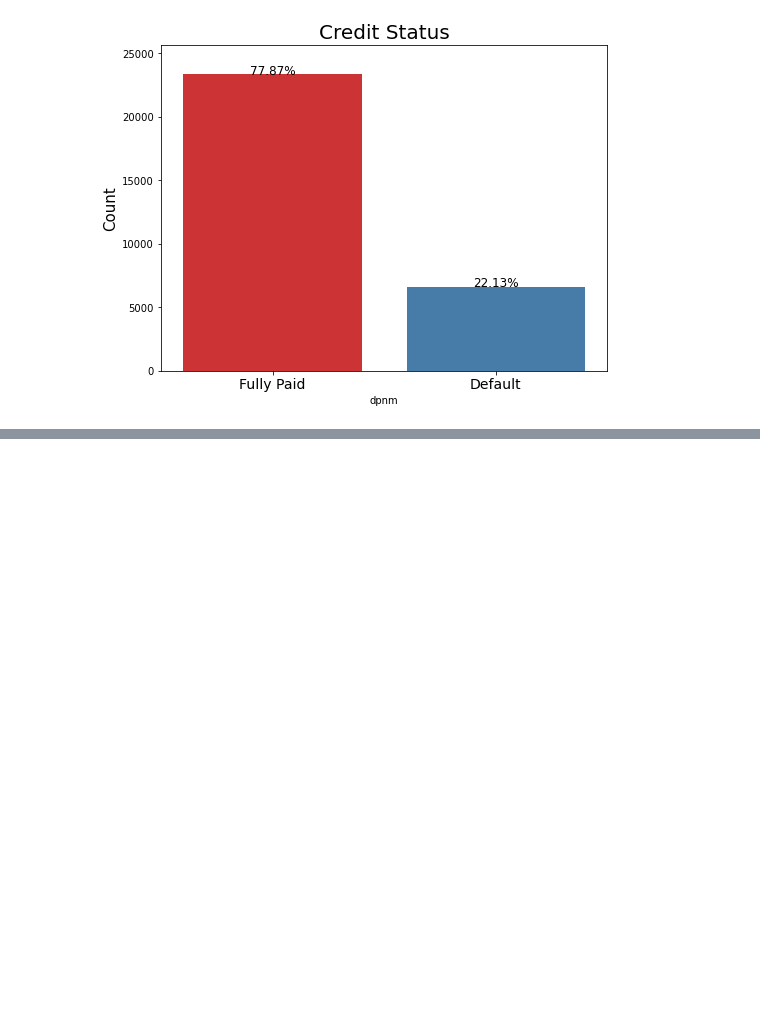
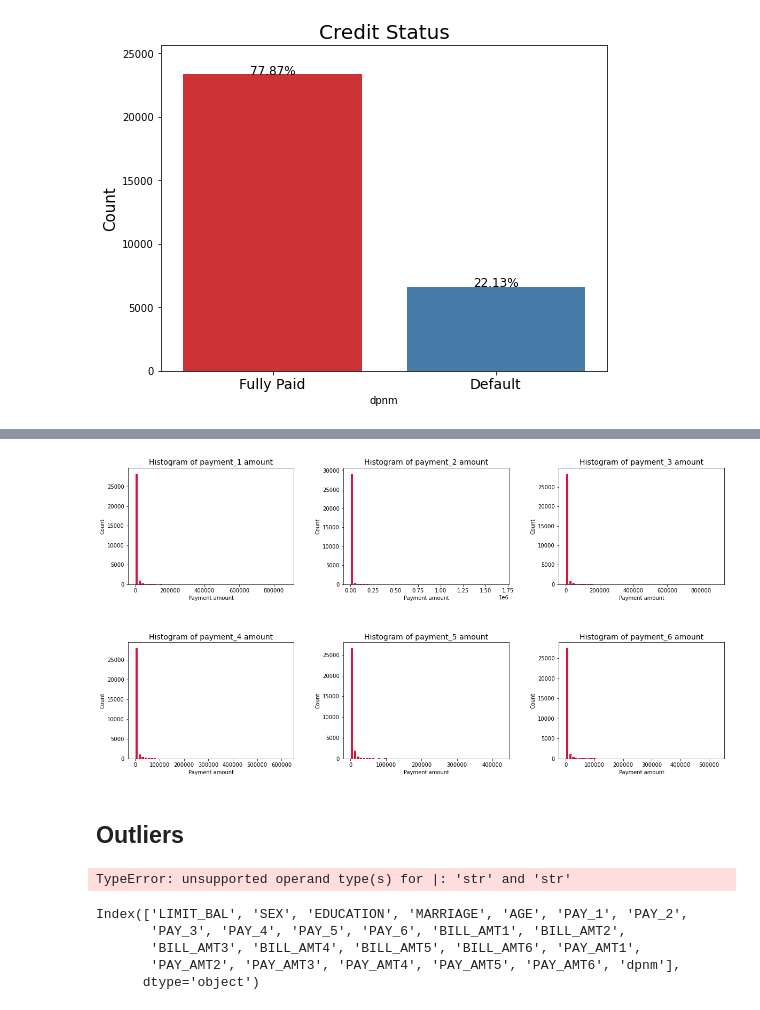
Before and after one commit to somayehY/CreditDefaultPrediction, a Jupyter notebook: CreditDefaultPrediction_DataWrangling.ipynb, the cells around one changed output, grey strips where cells are left out. Cells and saved outputs as stored; diff of their text form; code cells hidden in the pictures; blank space fills up the shorter version.

```diff
--- a/CreditDefaultPrediction_DataWrangling.ipynb
+++ b/CreditDefaultPrediction_DataWrangling.ipynb
@@ -426,0 +482,45 @@ array([[<AxesSubplot:title={'center':'PAY_1'}>,
+# %%
+fig, [(ax1, ax2, ax3), (ax4, ax5, ax6)] = plt.subplots(nrows=2, ncols=3, figsize=(20,10))
+colors = ['darkblue', 'teal', 'coral', 'crimson', 'orchid', 'magenta']
+ax1.hist(df['PAY_AMT1'], bins=50, rwidth=0.75, color=colors[3])
+ax1.set_title("Histogram of payment_1 amount", fontsize=14)
+ax1.set_xlabel('Payment amount')
+ax1.set_ylabel('Count')
+#ax1.set_ylim(0,5000)
+
+ax2.hist(df['PAY_AMT2'], bins=50, rwidth=0.75, color=colors[3])
+ax2.set_title("Histogram of payment_2 amount", fontsize=14)
+ax2.set_xlabel('Payment amount')
+ax2.set_ylabel('Count')
+#ax1.set_ylim(0,5000)
+
+ax3.hist(df['PAY_AMT3'], bins=50, rwidth=0.75, color=colors[3])
+ax3.set_title("Histogram of payment_3 amount", fontsize=14)
+ax3.set_xlabel('Payment amount')
+ax3.set_ylabel('Count')
+#ax1.set_ylim(0,5000)
+
+ax4.hist(df['PAY_AMT4'], bins=50, rwidth=0.75, color=colors[3])
+ax4.set_title("Histogram of payment_4 amount", fontsize=14)
+ax4.set_xlabel('Payment amount')
+ax4.set_ylabel('Count')
+#ax1.set_ylim(0,5000)
+
+ax5.hist(df['PAY_AMT5'], bins=50, rwidth=0.75, color=colors[3])
+ax5.set_title("Histogram of payment_5 amount", fontsize=14)
+ax5.set_xlabel('Payment amount')
+ax5.set_ylabel('Count')
+#ax1.set_ylim(0,5000)
+
+ax6.hist(df['PAY_AMT6'], bins=50, rwidth=0.75, color=colors[3])
+ax6.set_title("Histogram of payment_6 amount", fontsize=14)
+ax6.set_xlabel('Payment amount')
+ax6.set_ylabel('Count')
+#ax1.set_ylim(0,5000)
+
+plt.subplots_adjust(hspace=0.5, wspace=.3);
+plt.show()
+# %% [output]
+[figure, added]
+# %% [markdown]
+## Outliers
@@ -426,0 +529,4 @@ array([[<AxesSubplot:title={'center':'PAY_1'}>,
+# %%
+df[df['PAY_1'] == (nn[0] | nn[1])]
+# %% [output]
+TypeError: unsupported operand type(s) for |: 'str' and 'str'
@@ -426,0 +537,8 @@ array([[<AxesSubplot:title={'center':'PAY_1'}>,
+# %%
+df.columns
+# %% [output]
+Index(['LIMIT_BAL', 'SEX', 'EDUCATION', 'MARRIAGE', 'AGE', 'PAY_1', 'PAY_2',
+       'PAY_3', 'PAY_4', 'PAY_5', 'PAY_6', 'BILL_AMT1', 'BILL_AMT2',
+       'BILL_AMT3', 'BILL_AMT4', 'BILL_AMT5', 'BILL_AMT6', 'PAY_AMT1',
+       'PAY_AMT2', 'PAY_AMT3', 'PAY_AMT4', 'PAY_AMT5', 'PAY_AMT6', 'dpnm'],
+      dtype='object')
```
Also changed, not shown: parts of 47 cells of this notebook.
